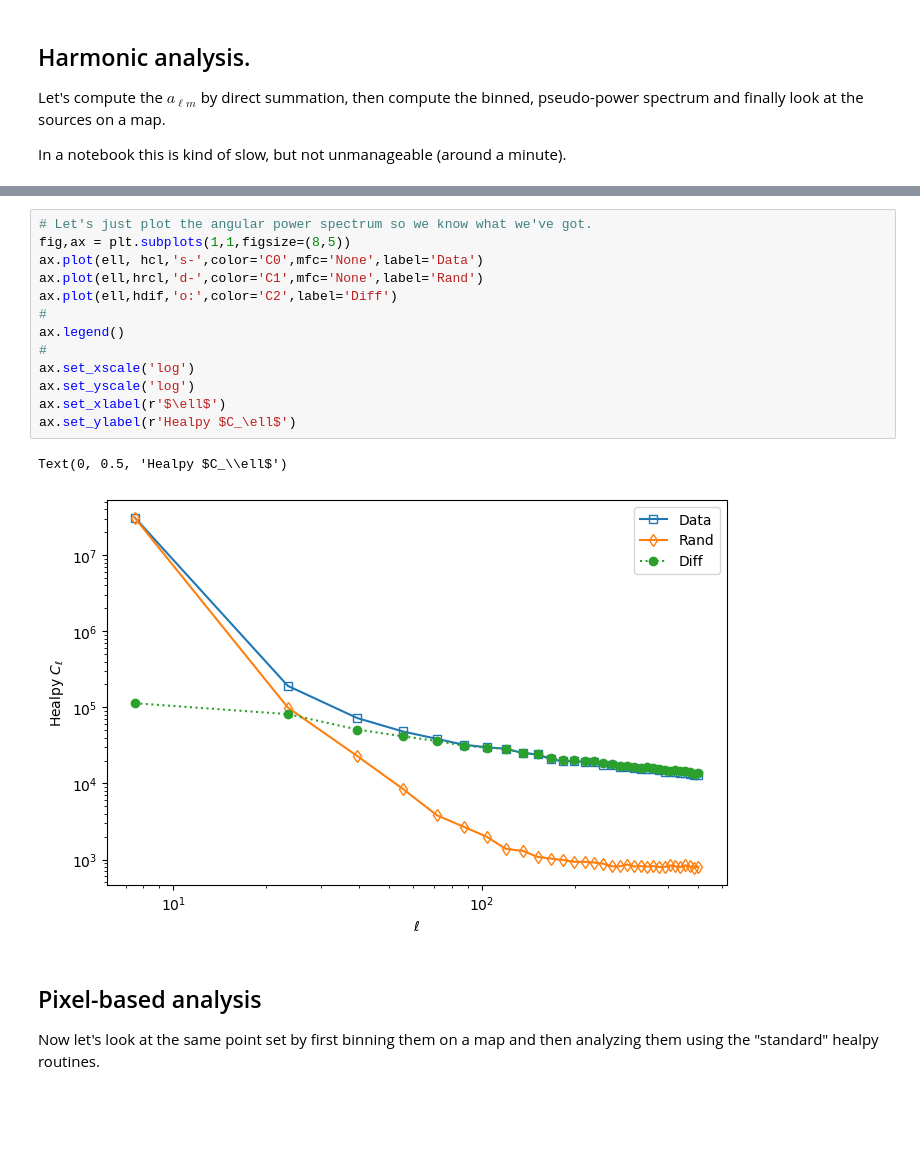
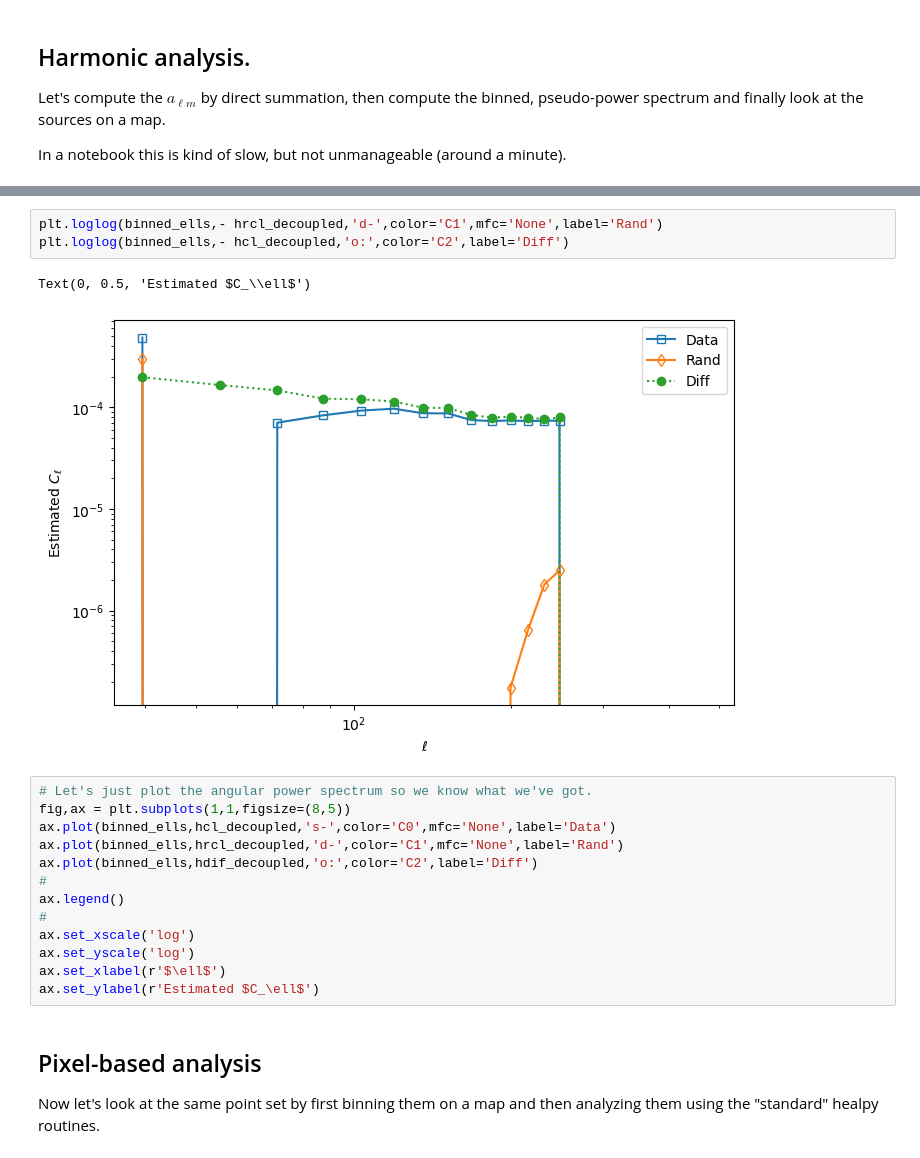
Before and after one commit to martinjameswhite/directsht, a Jupyter notebook: notebooks/analyzing_mocks.ipynb, the cells around one changed output, grey strips where cells are left out. Cells and saved outputs as stored; diff of their text form; blank space fills up the shorter version.

```diff
--- a/notebooks/analyzing_mocks.ipynb
+++ b/notebooks/analyzing_mocks.ipynb
@@ -113,19 +165,22 @@ Computing alm's took  2.8191800117492676  seconds.
+# %%
+plt.loglog(binned_ells,- hrcl_decoupled,'d-',color='C1',mfc='None',label='Rand')
+plt.loglog(binned_ells,- hcl_decoupled,'o:',color='C2',label='Diff')
+# %% [output]
+Text(0, 0.5, 'Estimated $C_\\ell$')
+[figure, added]
 # %%
 # Let's just plot the angular power spectrum so we know what we've got.
 fig,ax = plt.subplots(1,1,figsize=(8,5))
-ax.plot(ell, hcl,'s-',color='C0',mfc='None',label='Data')
-ax.plot(ell,hrcl,'d-',color='C1',mfc='None',label='Rand')
-ax.plot(ell,hdif,'o:',color='C2',label='Diff')
+ax.plot(binned_ells,hcl_decoupled,'s-',color='C0',mfc='None',label='Data')
+ax.plot(binned_ells,hrcl_decoupled,'d-',color='C1',mfc='None',label='Rand')
+ax.plot(binned_ells,hdif_decoupled,'o:',color='C2',label='Diff')
 #
 ax.legend()
 #
 ax.set_xscale('log')
 ax.set_yscale('log')
 ax.set_xlabel(r'$\ell$')
-ax.set_ylabel(r'Healpy $C_\ell$')
+ax.set_ylabel(r'Estimated $C_\ell$')
-# %% [output]
-Text(0, 0.5, 'Healpy $C_\\ell$')
-[figure, removed]
 # %% [markdown]
 ## Pixel-based analysis
 
```
Also changed, not shown: parts of 18 cells of this notebook.
